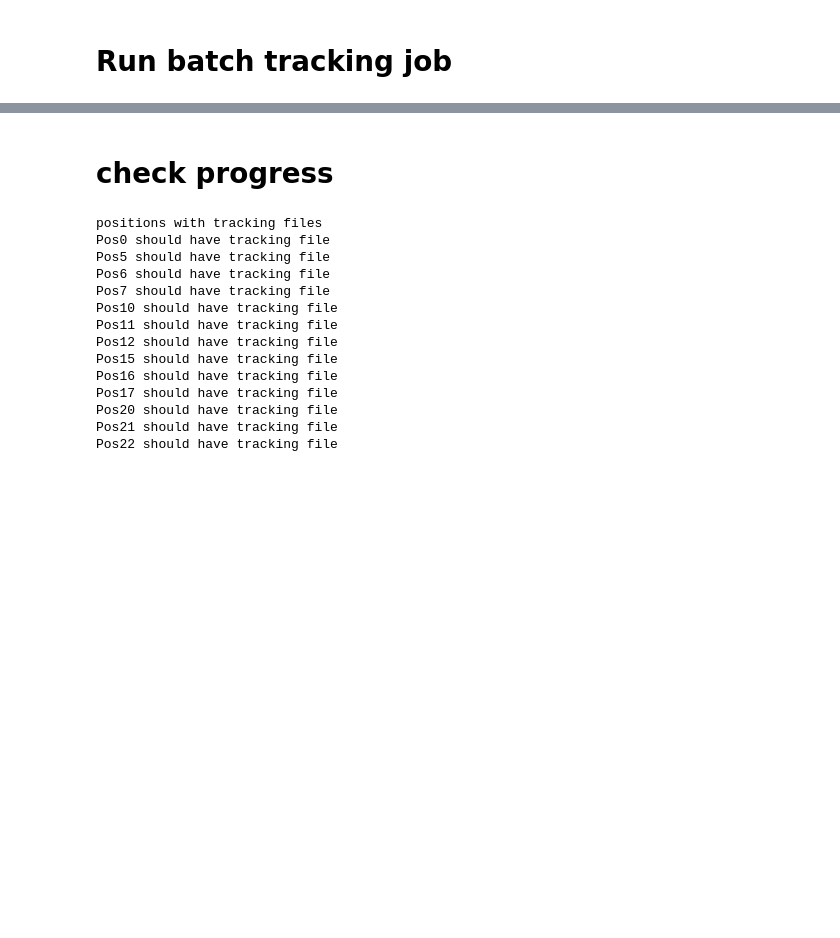
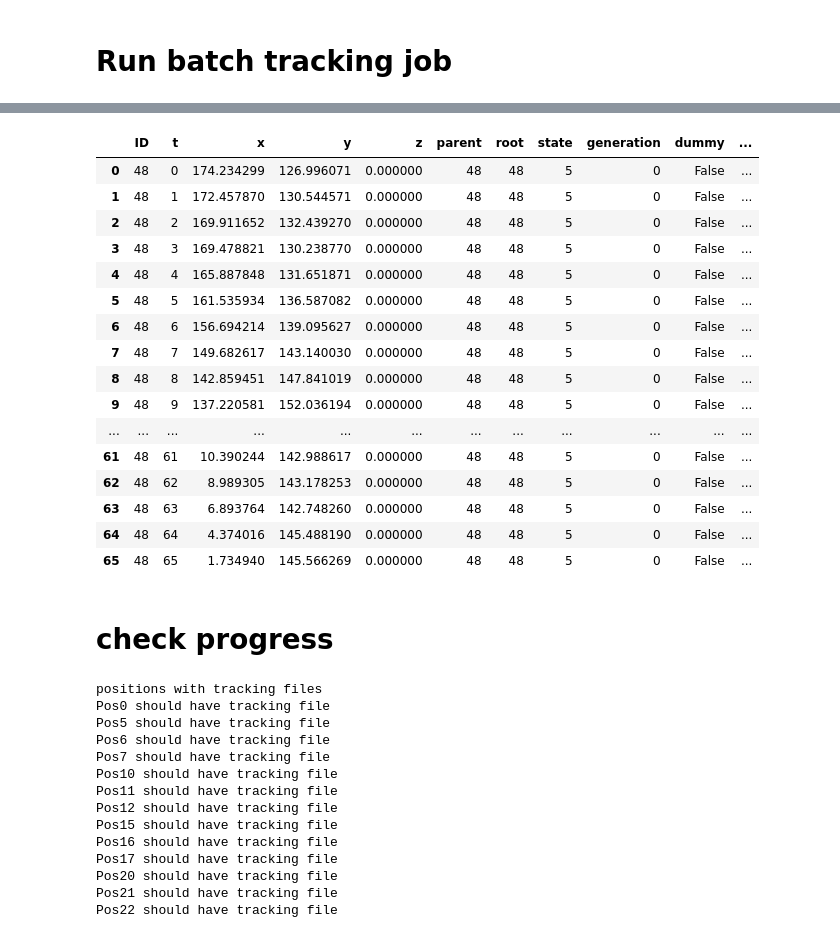
Before and after one commit to nthndy/cell-comp-analysis, a Jupyter notebook: commitment_analysis/btrack_tracking.ipynb, the cells around one changed output, grey strips where cells are left out. Cells and saved outputs as stored; diff of their text form; code cells hidden in the pictures; blank space fills up the shorter version.

Commit message:
updated for confocal imagery

```diff
--- a/commitment_analysis/btrack_tracking.ipynb
+++ b/commitment_analysis/btrack_tracking.ipynb
@@ -203,0 +314,5 @@ Localising objects Pos5
+# %%
+tracking_fn = '/home/nathan/data/confocal/pcna/Position5/gfp_tracks_2021_08_06_11_15_17_AM.h5'
+# %%
+with btrack.dataio.HDF5FileHandler(tracking_fn, 'r', obj_type = "obj_type_1") as hdf:
+    tracks = hdf.tracks
@@ -204,3 +324,23 @@ Localising objects Pos5
+# %%
+tracks[0]
+# %% [output]
+|  | ID | t | x | y | z | parent | root | state | generation | dummy | ... |
+| 0 | 48 | 0 | 174.234299 | 126.996071 | 0.000000 | 48 | 48 | 5 | 0 | False | ... |
+| 1 | 48 | 1 | 172.457870 | 130.544571 | 0.000000 | 48 | 48 | 5 | 0 | False | ... |
+| 2 | 48 | 2 | 169.911652 | 132.439270 | 0.000000 | 48 | 48 | 5 | 0 | False | ... |
+| 3 | 48 | 3 | 169.478821 | 130.238770 | 0.000000 | 48 | 48 | 5 | 0 | False | ... |
+| 4 | 48 | 4 | 165.887848 | 131.651871 | 0.000000 | 48 | 48 | 5 | 0 | False | ... |
+| 5 | 48 | 5 | 161.535934 | 136.587082 | 0.000000 | 48 | 48 | 5 | 0 | False | ... |
+| 6 | 48 | 6 | 156.694214 | 139.095627 | 0.000000 | 48 | 48 | 5 | 0 | False | ... |
+| 7 | 48 | 7 | 149.682617 | 143.140030 | 0.000000 | 48 | 48 | 5 | 0 | False | ... |
+| 8 | 48 | 8 | 142.859451 | 147.841019 | 0.000000 | 48 | 48 | 5 | 0 | False | ... |
+| 9 | 48 | 9 | 137.220581 | 152.036194 | 0.000000 | 48 | 48 | 5 | 0 | False | ... |
+| ... | ... | ... | ... | ... | ... | ... | ... | ... | ... | ... | ... |
+| 61 | 48 | 61 | 10.390244 | 142.988617 | 0.000000 | 48 | 48 | 5 | 0 | False | ... |
+| 62 | 48 | 62 | 8.989305 | 143.178253 | 0.000000 | 48 | 48 | 5 | 0 | False | ... |
+| 63 | 48 | 63 | 6.893764 | 142.748260 | 0.000000 | 48 | 48 | 5 | 0 | False | ... |
+| 64 | 48 | 64 | 4.374016 | 145.488190 | 0.000000 | 48 | 48 | 5 | 0 | False | ... |
+| 65 | 48 | 65 | 1.734940 | 145.566269 | 0.000000 | 48 | 48 | 5 | 0 | False | ... |
 # %% [markdown]
 # check progress
 # %%
```
Also changed, not shown: parts of 8 cells of this notebook.
